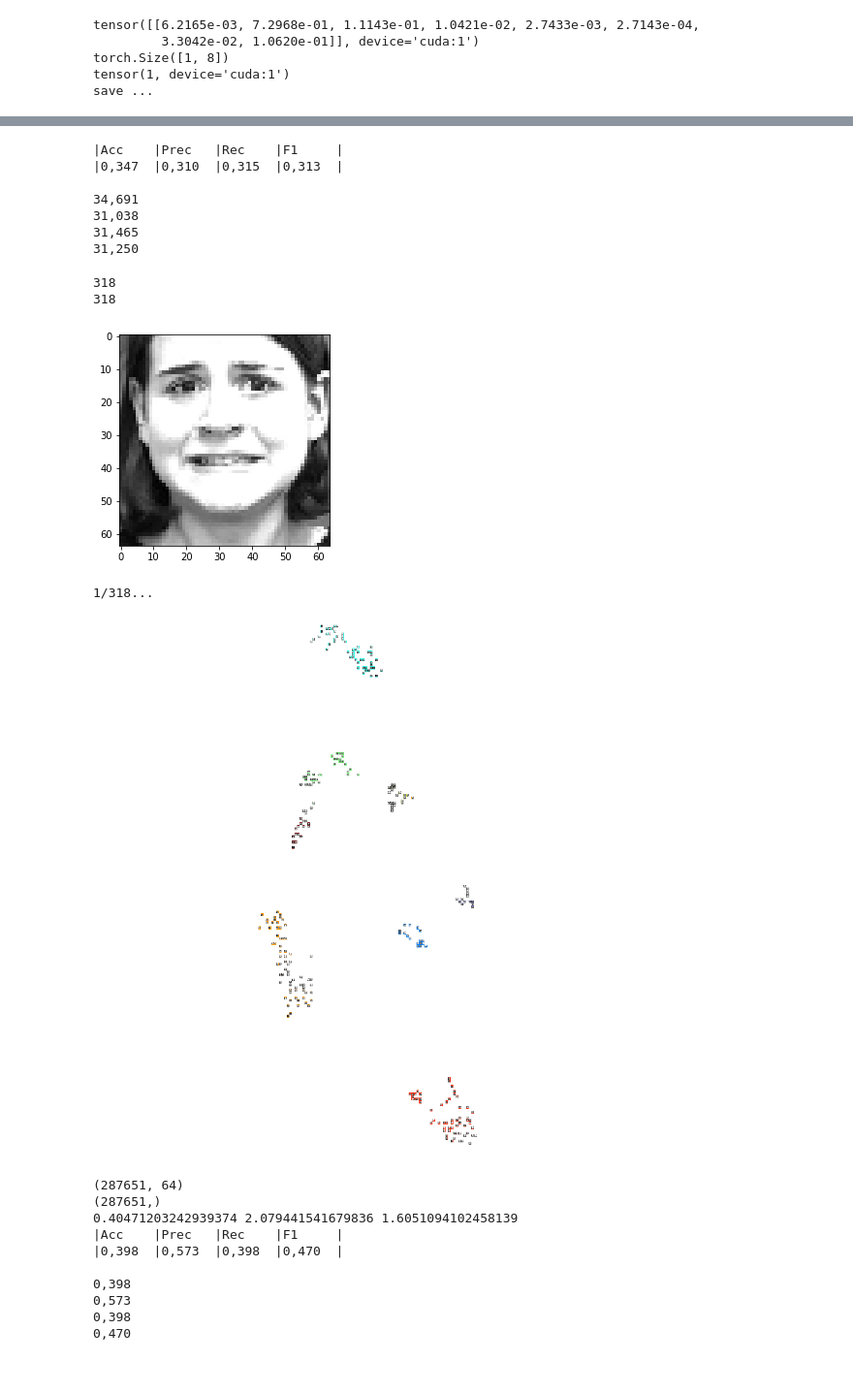
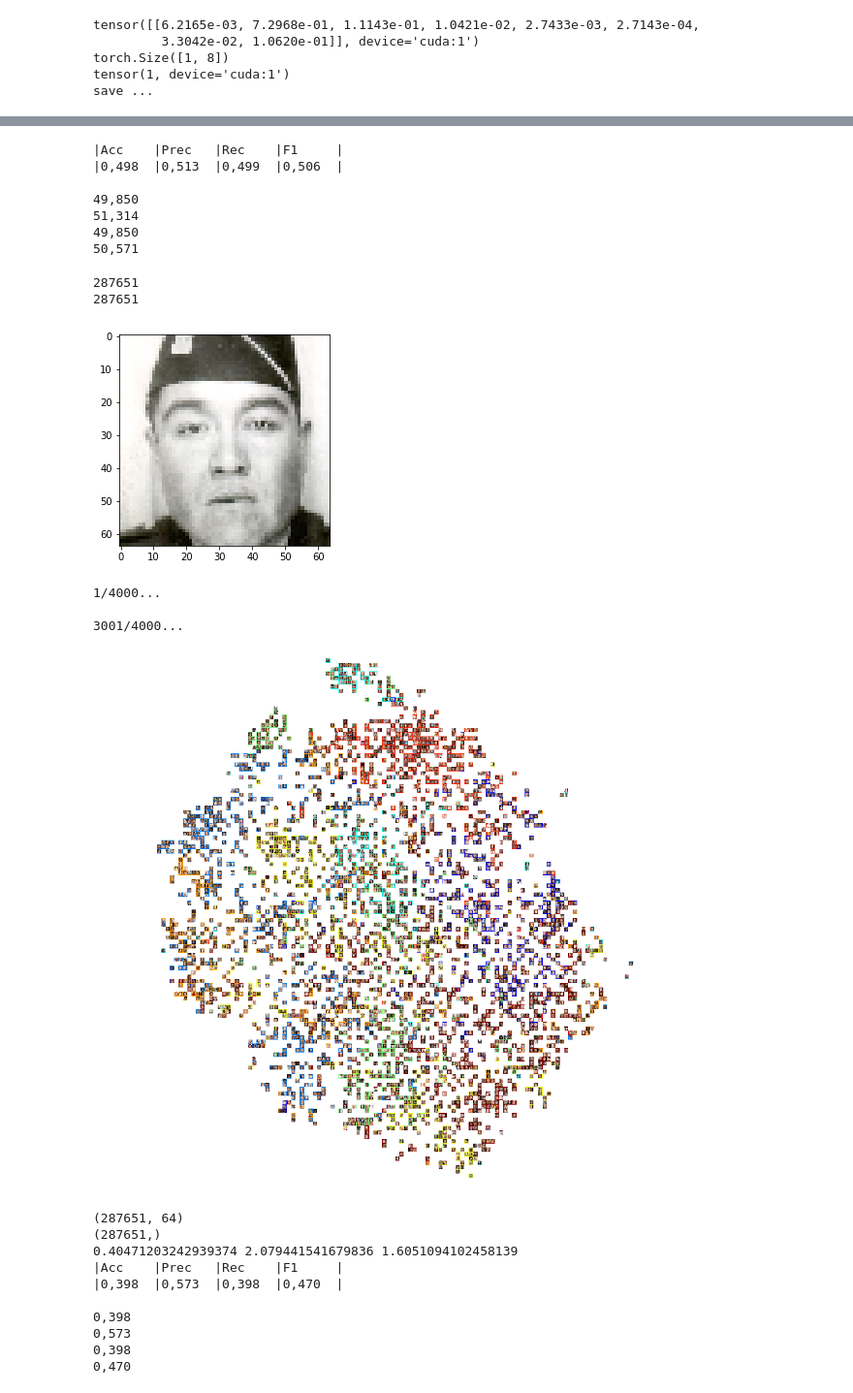
Before and after one commit to pedrodiamel/ferattention, a Jupyter notebook: books/eval_gmm_mitosis.ipynb, the cells around one changed output, grey strips where cells are left out. Shown at 97% size. Saved outputs shown, nothing was run; the diff lists cells and outputs as text; code cells hidden in the pictures.

```diff
--- a/books/eval_gmm_mitosis.ipynb
+++ b/books/eval_gmm_mitosis.ipynb
@@ -46,7 +47,7 @@ srf.png
 videos
 # %%
 project          = '../out'
-name             = 'mitosis_mitosisattgmmnet_ferattentiongmm_attloss_adam_ckdark_dim64_preactresnet18x32_fold0_002'
+name             = 'mitosis_mitosisattgmmnet_ferattentiongmm_attloss_adam_affectnetdark_dim64_preactresnet18x32_fold0_mix_003'
 pathnamedataset  = '~/.datasets'
 pathmodel        = os.path.join( project, name, 'models/model_best.pth.tar' ) #model_best, chk000120 ///// 40, 35, ...
 pathproject      = os.path.join( project, name )
@@ -83,8 +84,8 @@ if net.load( pathmodel ) is not True:
 # %%
 # Load dataset
 print('>> Load dataset ...')
-namedataset = FactoryDataset.ck
-subset = FactoryDataset.training
+namedataset = FactoryDataset.affect
+subset = FactoryDataset.validation
 imagesize=64
 kfold=0
 idenselect=[] #np.arange(10)+kfold*10
@@ -659,12 +660,12 @@ print()
 print( '{:0.3f}\n{:0.3f}\n{:0.3f}\n{:0.3f}'.format(acc*100,precision*100,recall*100,f1_score*100).replace('.',',')  )
 # %% [output]
 |Acc    |Prec   |Rec    |F1     |
-|0,347  |0,310  |0,315  |0,313  |
+|0,498  |0,513  |0,499  |0,506  |
 
-34,691
-31,038
-31,465
-31,250
+49,850
+51,314
+49,850
+50,571
 # %%
 size_input=64
 data = Dataset(
@@ -696,9 +697,9 @@ plt.imshow( img )
 # plt.title('class: {}'.format(classe) )
 plt.show()
 # %% [output]
-318
-318
+287651
+287651
-[figure, old version]
+[figure, new version]
 # %%
 import scipy.misc
 import cv2
@@ -779,23 +780,25 @@ def drawmanifold( images, x, y, S=2000, s=50, Ntake = 100, freq_print=100, bgbla
 # %%
 
 tsnpathname = os.path.join( pathproject, 'tsn_{}_{}_{}_{}.csv'.format( name, namedataset, subset, 'real' ) )
 tsndata = pd.read_csv( tsnpathname )
 tsnXY = tsndata.as_matrix()
 Xt = tsnXY[:,:-2]
 Yt = tsnXY[:,-1]
 
-Mf = drawmanifold(data, Xt, Yt, Ntake=len(data) , S=6000, s=50, freq_print=3000, bgblack=False ) #len(data)
+Mf = drawmanifold(data, Xt, Yt, Ntake=4000 , S=6000, s=50, freq_print=3000, bgblack=False ) #len(data)
 scipy.misc.imsave( os.path.join( pathproject, 'tsn_img_{}_{}_{}_{}.jpg'.format( name, namedataset, subset, 'real' ) )   , Mf)
 
 plt.figure( figsize=(12,12) )
 plt.imshow(Mf)
 plt.axis('off')
 plt.tight_layout()
 plt.ioff()
 plt.show()
 # %% [output]
-1/318...
+1/4000...
+
+3001/4000...
-[figure, old version]
+[figure, new version]
 # %%
 # http://scikit-learn.org/stable/modules/multiclass.html#multiclass
 from sklearn.neighbors import KNeighborsClassifier
```
Also changed, not shown: parts of 8 cells of this notebook.
